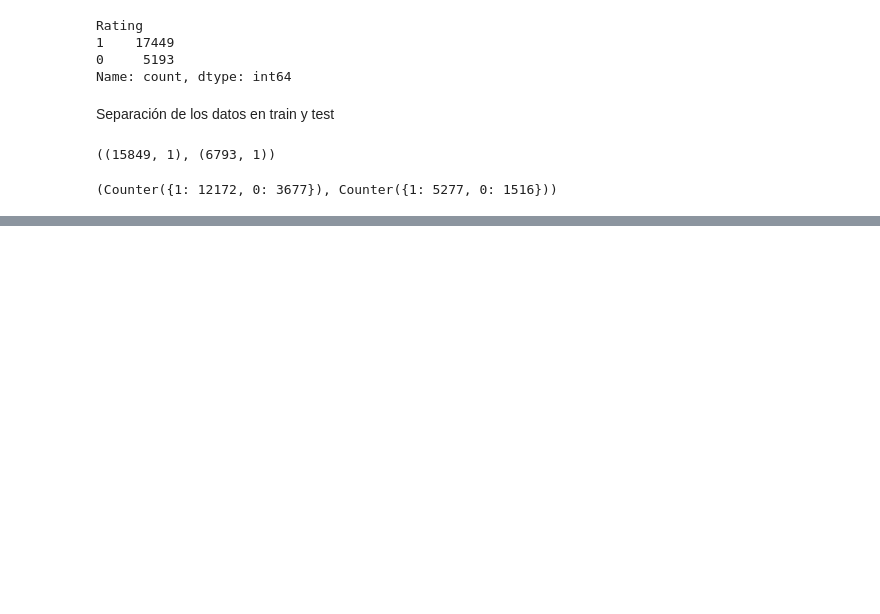
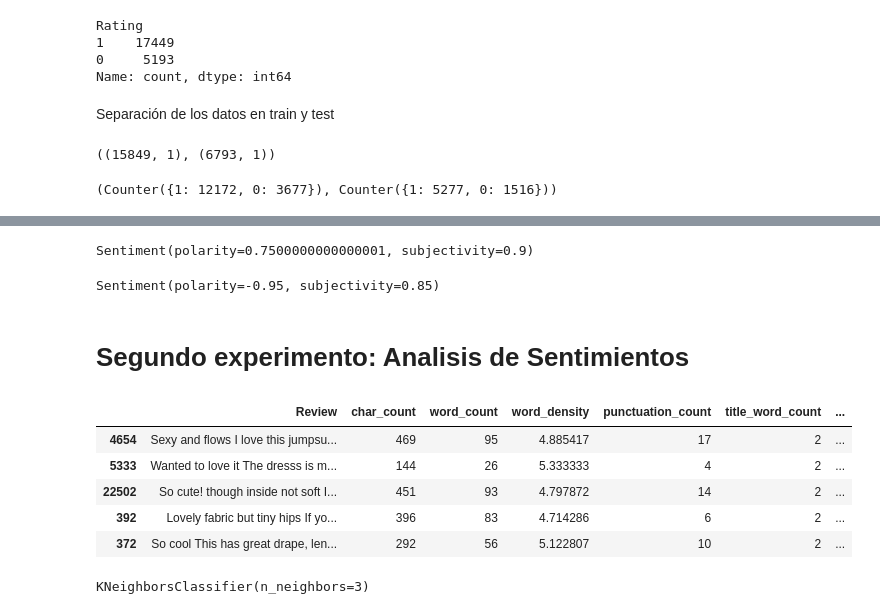
Before and after one commit to christiane-millan/Text-Analysis4RE, a Jupyter notebook: L003-TextClassification/code/predicting_recommendations_clothes.ipynb, the cells around one changed output, grey strips where cells are left out. Saved outputs shown, nothing was run; the diff lists cells and outputs as text; code cells hidden in the pictures; blank space fills up the shorter version.

```diff
--- a/L003-TextClassification/code/predicting_recommendations_clothes.ipynb
+++ b/L003-TextClassification/code/predicting_recommendations_clothes.ipynb
@@ -89,0 +183,34 @@ X_test['upper_case_word_count'] = X_test['Review'].apply(lambda x: len([wrd for
+# %%
+import textblob
+
+textblob.TextBlob('This is an AMAZING pair of Jeans!').sentiment
+# %% [output]
+Sentiment(polarity=0.7500000000000001, subjectivity=0.9)
+# %%
+textblob.TextBlob('I really hated this UGLY T-shirt!!').sentiment
+# %% [output]
+Sentiment(polarity=-0.95, subjectivity=0.85)
+# %% [markdown]
+# Segundo experimento: Analisis de Sentimientos
+# %%
+x_train_snt_obj = X_train['Review'].apply(lambda row: textblob.TextBlob(row).sentiment)
+X_train['Polarity'] = [obj.polarity for obj in x_train_snt_obj.values]
+X_train['Subjectivity'] = [obj.subjectivity for obj in x_train_snt_obj.values]
+
+x_test_snt_obj = X_test['Review'].apply(lambda row: textblob.TextBlob(row).sentiment)
+X_test['Polarity'] = [obj.polarity for obj in x_test_snt_obj.values]
+X_test['Subjectivity'] = [obj.subjectivity for obj in x_test_snt_obj.values]
+# %%
+X_train.head()
+# %% [output]
+|  | Review | char_count | word_count | word_density | punctuation_count | title_word_count | ... |
+| 4654 | Sexy and flows I love this jumpsu... | 469 | 95 | 4.885417 | 17 | 2 | ... |
+| 5333 | Wanted to love it The dresss is m... | 144 | 26 | 5.333333 | 4 | 2 | ... |
+| 22502 | So cute! though inside not soft I... | 451 | 93 | 4.797872 | 14 | 2 | ... |
+| 392 | Lovely fabric but tiny hips If yo... | 396 | 83 | 4.714286 | 6 | 2 | ... |
+| 372 | So cool This has great drape, len... | 292 | 56 | 5.122807 | 10 | 2 | ... |
+# %%
+knn = KNeighborsClassifier( n_neighbors= 3)
+knn.fit(X_train.drop(['Review'], axis=1), y_train)
+# %% [output]
+KNeighborsClassifier(n_neighbors=3)
```
Also changed, not shown: parts of 16 cells of this notebook.
